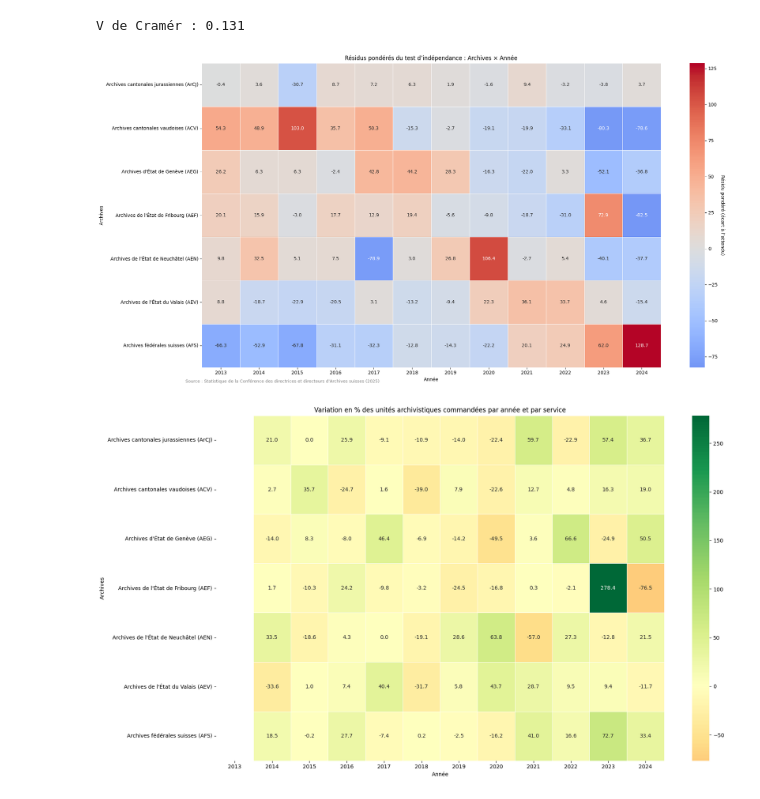
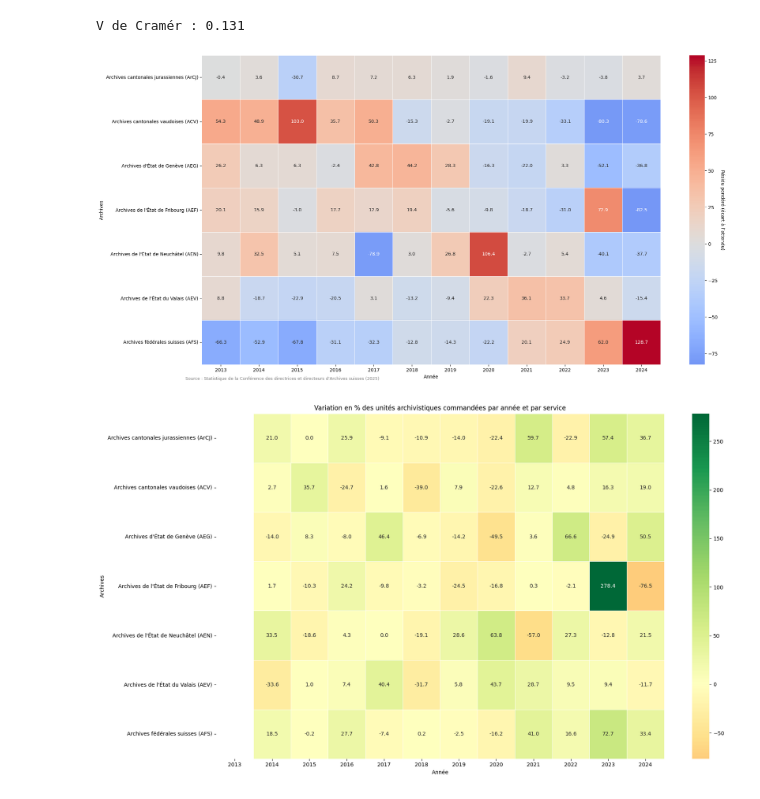
Before and after one commit to Raphix93/Memoire_Master, a Jupyter notebook: Data/data_curation/Test_statistiques_archives.ipynb, the cells around one changed output. Drawn from its saved outputs; the diff is of its cells as text; code cells hidden in the pictures.

```diff
--- a/Data/data_curation/Test_statistiques_archives.ipynb
+++ b/Data/data_curation/Test_statistiques_archives.ipynb
@@ -89,7 +93,7 @@ residus_T = residus_ponderes.transpose()
 fig, ax = plt.subplots(figsize=(18, 10))
 
 
-plt.title("Résidus pondérés du test d’indépendance : Archives × Année")
+
 plt.xlabel("Année")
 plt.ylabel("Archives")
 plt.tight_layout()
@@ -97,34 +101,34 @@ plt.tight_layout()
 heatmap = sns.heatmap(
     residus_T,
     annot=True,
     fmt=".1f",  # Format décimal standard
     cmap="coolwarm",
     linewidths=0.5,
     annot_kws={"fontsize": 10},
     ax=ax,
     center=0
 )
 
 
 # Légende de la barre de couleur
 colorbar = heatmap.collections[0].colorbar
 colorbar.set_label("Résidu pondéré (écart à l’attendu)", rotation=270, labelpad=15)
 
 plt.figtext(
     0.01, 0.01,
     "Source : Statistique de la Conférence des directrices et directeurs d'Archives suisses (2025)",
     fontsize=9,
     ha='left',
     va='bottom',
     color='gray'
 )
 
 # 13. Sauvegarde possible
 # plt.savefig("residus_ponderes_archives_annee.png")
 
 plt.show()
 # %% [output]
-[figure, old version]
+[figure, new version]
 # %%
 # Créer une table de pivot (Année × Archives) avec les valeurs absolues
 pivot_units = df_clean.pivot_table(index='Année', columns='Archives', values='Unités', aggfunc='sum')
```
Also changed, not shown: parts of 1 cell of this notebook, 40 other files.
